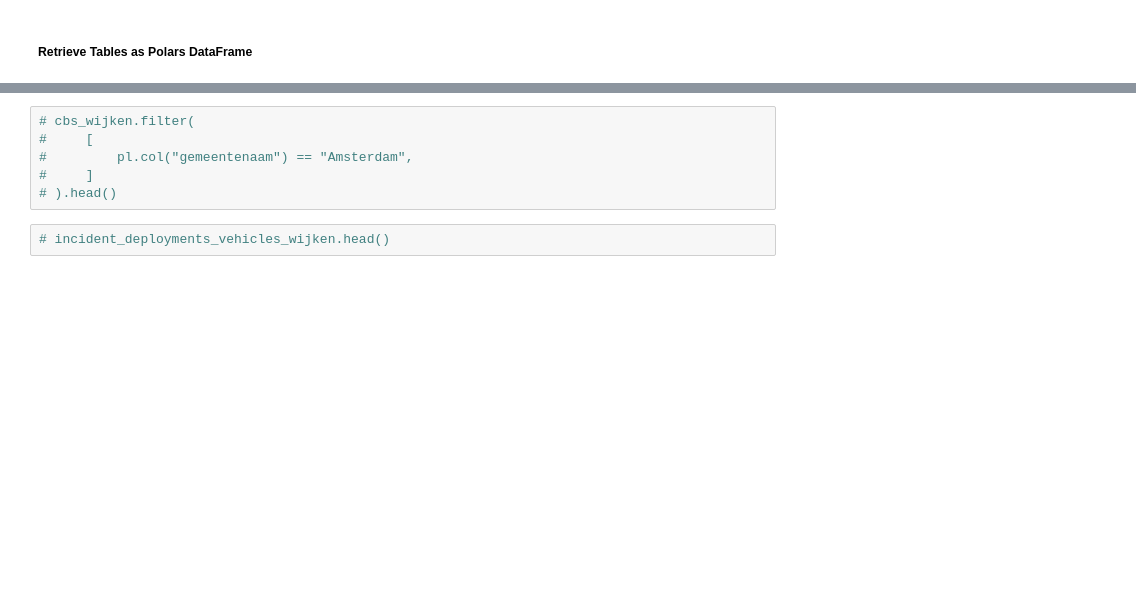
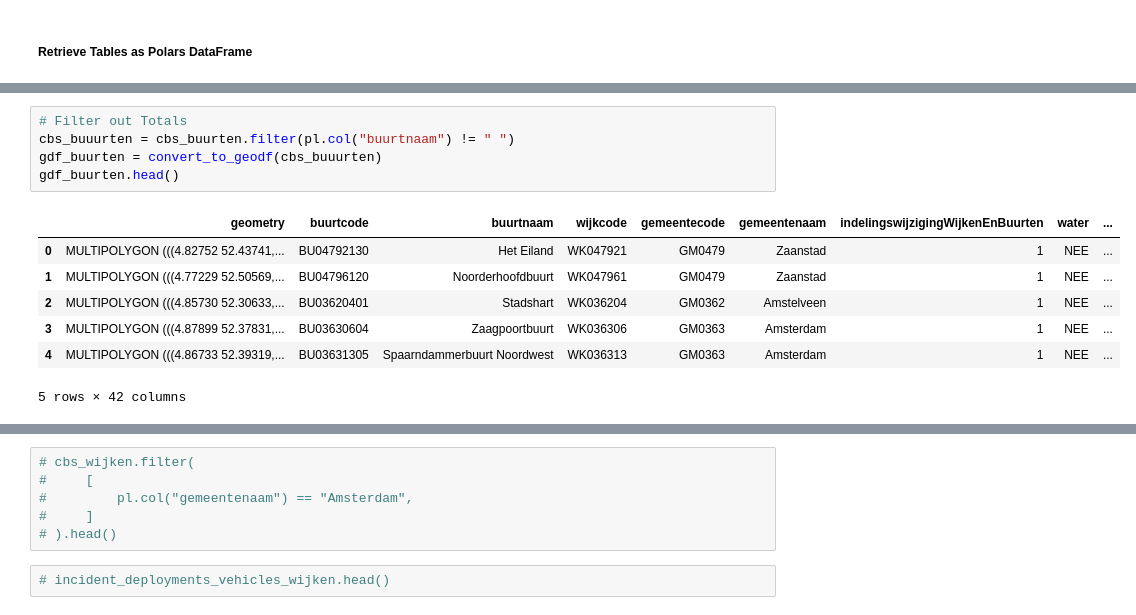
Before and after one commit to melchiorhering/DSP-Storm-Damage-on-Urban-Areas, a Jupyter notebook: src/notebooks/workbook.ipynb, the cells around one changed output, grey strips where cells are left out. Cells and saved outputs as stored; diff of their text form; blank space fills up the shorter version.

```diff
--- a/src/notebooks/workbook.ipynb
+++ b/src/notebooks/workbook.ipynb
@@ -79,0 +96,13 @@ print(df.head()["geometrie"])
+# %%
+# Filter out Totals
+cbs_buuurten = cbs_buurten.filter(pl.col("buurtnaam") != " ")
+gdf_buurten = convert_to_geodf(cbs_buuurten)
+gdf_buurten.head()
+# %% [output]
+|  | geometry | buurtcode | buurtnaam | wijkcode | gemeentecode | gemeentenaam | indelingswijzigingWijkenEnBuurten | water | ... |
+| 0 | MULTIPOLYGON (((4.82752 52.43741,... | BU04792130 | Het Eiland | WK047921 | GM0479 | Zaanstad | 1 | NEE | ... |
+| 1 | MULTIPOLYGON (((4.77229 52.50569,... | BU04796120 | Noorderhoofdbuurt | WK047961 | GM0479 | Zaanstad | 1 | NEE | ... |
+| 2 | MULTIPOLYGON (((4.85730 52.30633,... | BU03620401 | Stadshart | WK036204 | GM0362 | Amstelveen | 1 | NEE | ... |
+| 3 | MULTIPOLYGON (((4.87899 52.37831,... | BU03630604 | Zaagpoortbuurt | WK036306 | GM0363 | Amsterdam | 1 | NEE | ... |
+| 4 | MULTIPOLYGON (((4.86733 52.39319,... | BU03631305 | Spaarndammerbuurt Noordwest | WK036313 | GM0363 | Amsterdam | 1 | NEE | ... |
+5 rows × 42 columns
```
Also changed, not shown: parts of 14 cells of this notebook, 12 other files.
